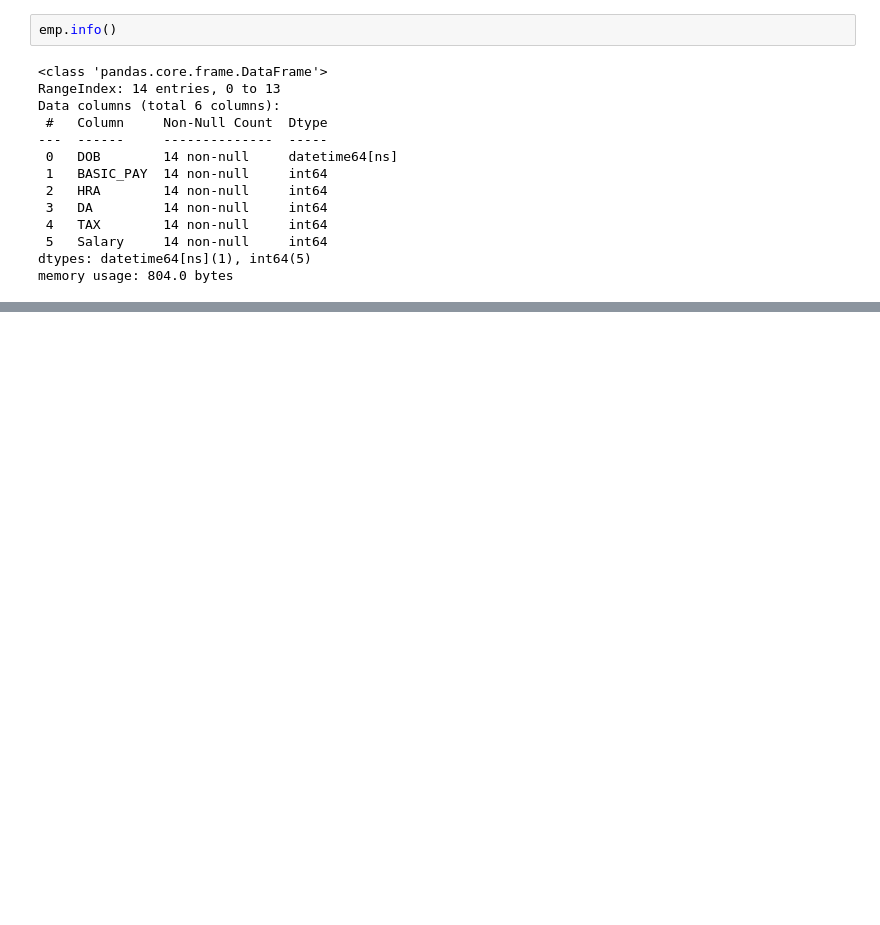
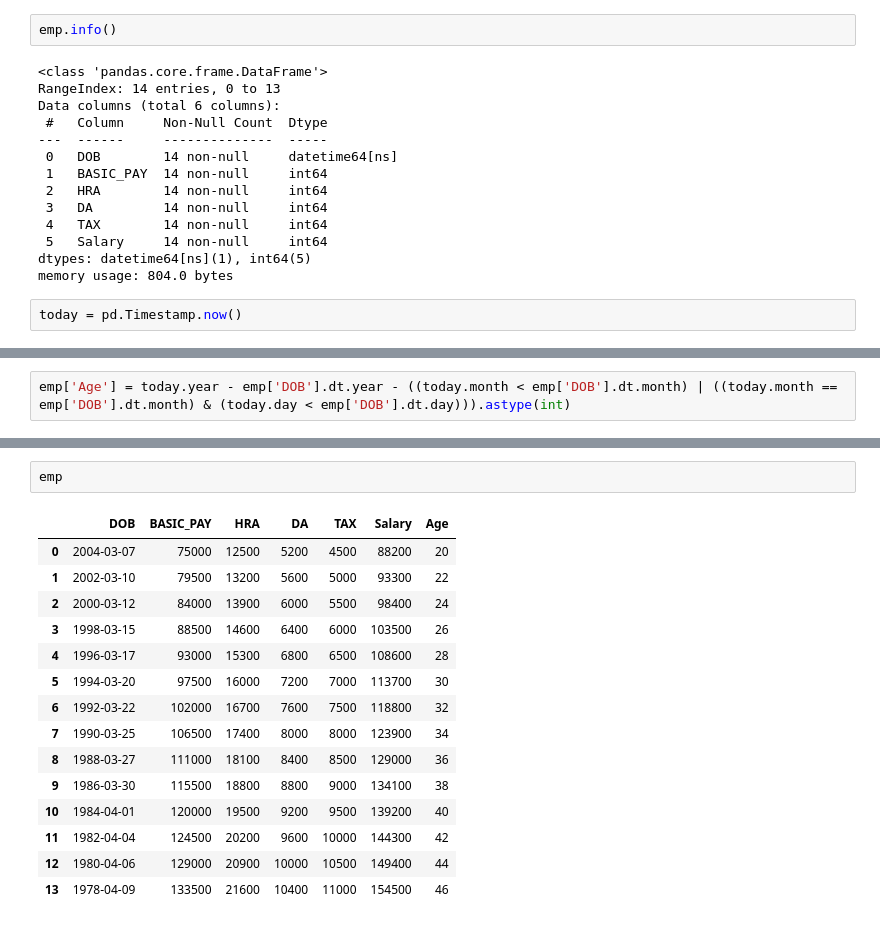
Before and after one commit to NithinReddychallagonda/Data-Mining, a Jupyter notebook: Lab_04.ipynb, the cells around one changed output, grey strips where cells are left out. Saved outputs shown, nothing was run; the diff lists cells and outputs as text; blank space fills up the shorter version.

```diff
--- a/Lab_04.ipynb
+++ b/Lab_04.ipynb
@@ -177,3 +177,5 @@ Data columns (total 6 columns):
  5   Salary     14 non-null     int64
 dtypes: datetime64[ns](1), int64(5)
 memory usage: 804.0 bytes
+# %%
+today = pd.Timestamp.now()
@@ -179,0 +186,2 @@ memory usage: 804.0 bytes
+# %%
+emp['Age'] = today.year - emp['DOB'].dt.year - ((today.month < emp['DOB'].dt.month) | ((today.month == emp['DOB'].dt.month) & (today.day < emp['DOB'].dt.day))).astype(int)
@@ -179,0 +207,18 @@ memory usage: 804.0 bytes
+# %%
+emp
+# %% [output]
+|  | DOB | BASIC_PAY | HRA | DA | TAX | Salary | Age |
+| 0 | 2004-03-07 | 75000 | 12500 | 5200 | 4500 | 88200 | 20 |
+| 1 | 2002-03-10 | 79500 | 13200 | 5600 | 5000 | 93300 | 22 |
+| 2 | 2000-03-12 | 84000 | 13900 | 6000 | 5500 | 98400 | 24 |
+| 3 | 1998-03-15 | 88500 | 14600 | 6400 | 6000 | 103500 | 26 |
+| 4 | 1996-03-17 | 93000 | 15300 | 6800 | 6500 | 108600 | 28 |
+| 5 | 1994-03-20 | 97500 | 16000 | 7200 | 7000 | 113700 | 30 |
+| 6 | 1992-03-22 | 102000 | 16700 | 7600 | 7500 | 118800 | 32 |
+| 7 | 1990-03-25 | 106500 | 17400 | 8000 | 8000 | 123900 | 34 |
+| 8 | 1988-03-27 | 111000 | 18100 | 8400 | 8500 | 129000 | 36 |
+| 9 | 1986-03-30 | 115500 | 18800 | 8800 | 9000 | 134100 | 38 |
+| 10 | 1984-04-01 | 120000 | 19500 | 9200 | 9500 | 139200 | 40 |
+| 11 | 1982-04-04 | 124500 | 20200 | 9600 | 10000 | 144300 | 42 |
+| 12 | 1980-04-06 | 129000 | 20900 | 10000 | 10500 | 149400 | 44 |
+| 13 | 1978-04-09 | 133500 | 21600 | 10400 | 11000 | 154500 | 46 |
```
Also changed, not shown: parts of 3 cells of this notebook.
